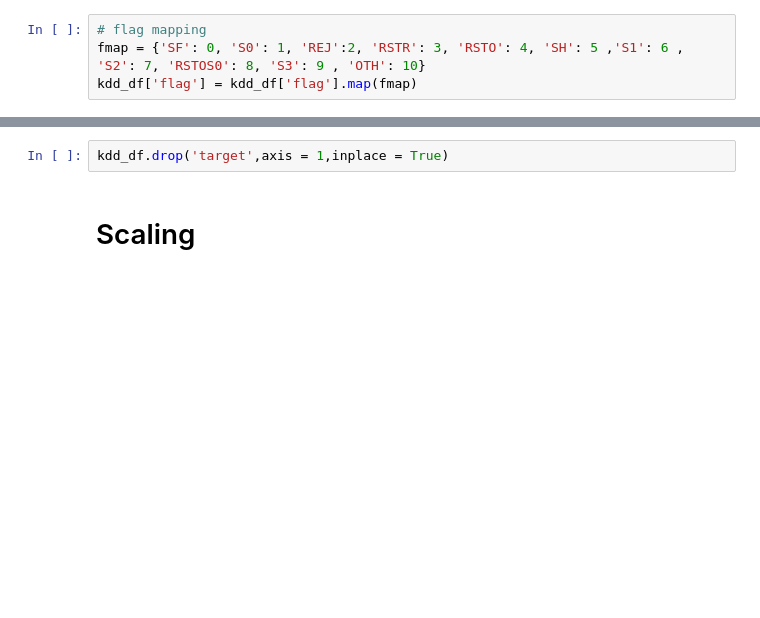
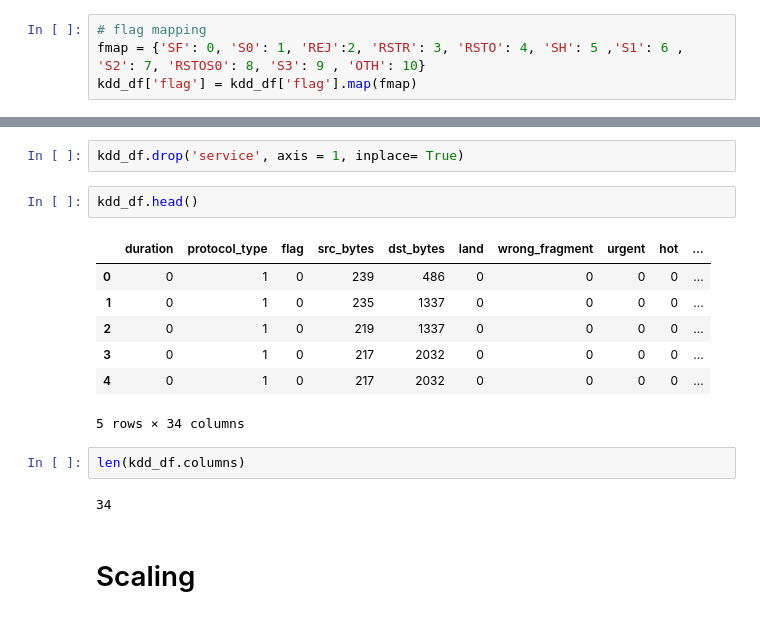
Before and after one commit to Pakapakk/Network_Traffic_Anomaly_Detection, a Jupyter notebook: anomaly_detection.ipynb, the cells around one changed output, grey strips where cells are left out. Cells and saved outputs as stored; diff of their text form; blank space fills up the shorter version.

```diff
--- a/anomaly_detection.ipynb
+++ b/anomaly_detection.ipynb
@@ -297,5 +375,19 @@ kdd_df.head()
 # %%
-kdd_df.drop('target',axis = 1,inplace = True)
+kdd_df.drop('service', axis = 1, inplace= True)
+# %%
+kdd_df.head()
+# %% [output]
+|  | duration | protocol_type | flag | src_bytes | dst_bytes | land | wrong_fragment | urgent | hot | ... |
+| 0 | 0 | 1 | 0 | 239 | 486 | 0 | 0 | 0 | 0 | ... |
+| 1 | 0 | 1 | 0 | 235 | 1337 | 0 | 0 | 0 | 0 | ... |
+| 2 | 0 | 1 | 0 | 219 | 1337 | 0 | 0 | 0 | 0 | ... |
+| 3 | 0 | 1 | 0 | 217 | 2032 | 0 | 0 | 0 | 0 | ... |
+| 4 | 0 | 1 | 0 | 217 | 2032 | 0 | 0 | 0 | 0 | ... |
+5 rows × 34 columns
+# %%
+len(kdd_df.columns)
+# %% [output]
+34
 # %% [markdown]
 # Scaling
 # %%
```
Also changed, not shown: parts of 23 cells of this notebook.
